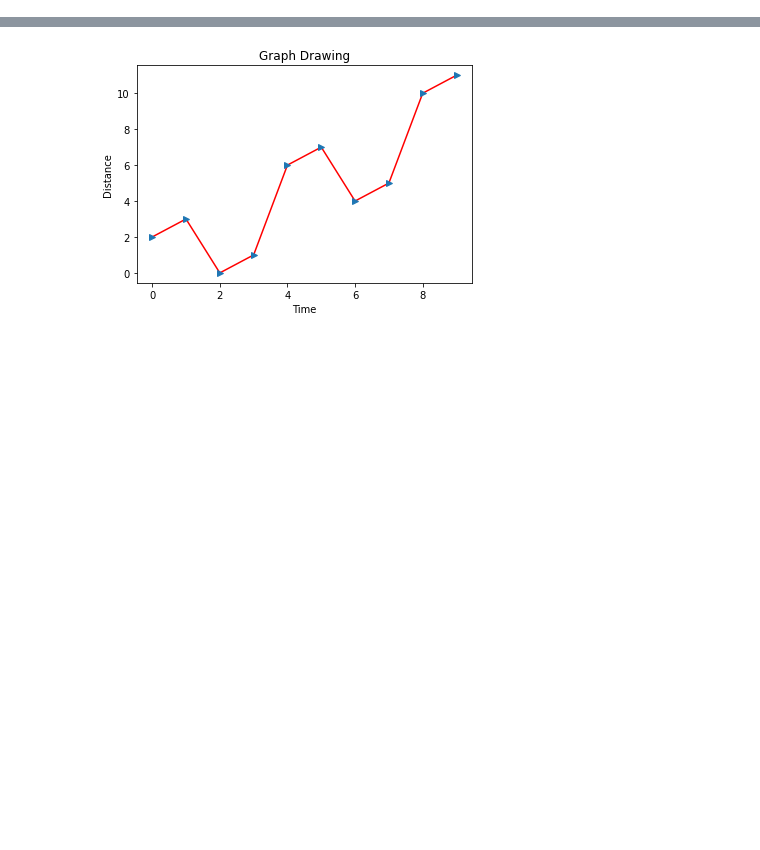
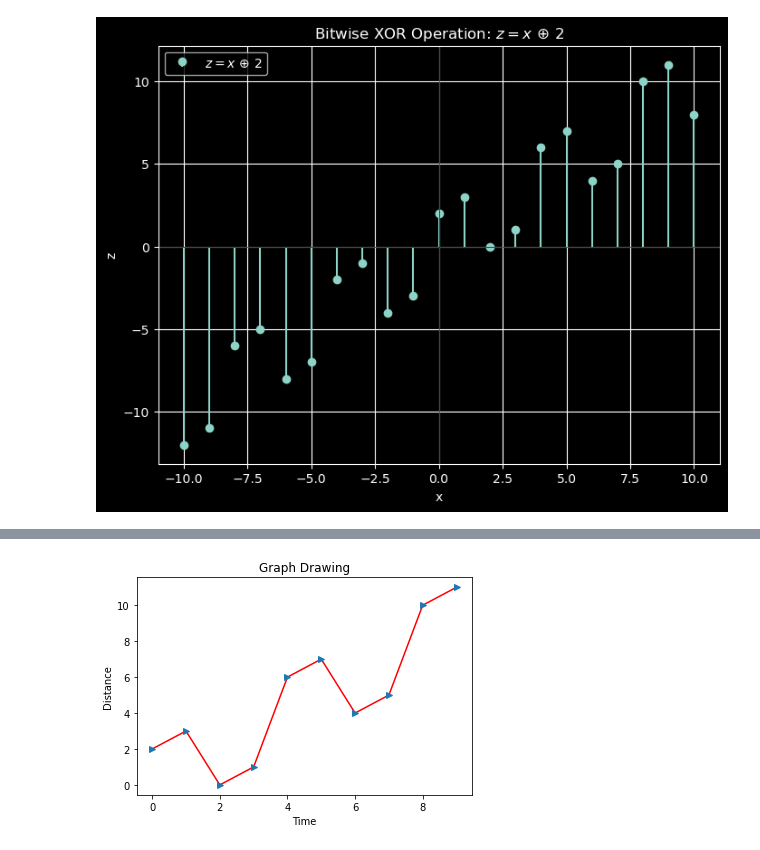
Before and after one commit to nadun96/Python-Internship, a Jupyter notebook: PYMC 16 - Data Visulaization/PythonMC - Day16.ipynb, the cells around one changed output, grey strips where cells are left out. Saved outputs shown, nothing was run; the diff lists cells and outputs as text; code cells hidden in the pictures; blank space fills up the shorter version.

```diff
--- a/PYMC 16 - Data Visulaization/PythonMC - Day16.ipynb
+++ b/PYMC 16 - Data Visulaization/PythonMC - Day16.ipynb
@@ -0,0 +1,25 @@
+# %%
+import numpy as np
+import matplotlib.pyplot as plt
+
+def plot_bitwise_xor():
+    # Define the range of x values
+    x = np.arange(-10, 11, 1)  # Integer values from -10 to 10
+    z = x ^ 2  # Bitwise XOR with 2
+
+    # Create the plot
+    plt.figure(figsize=(8, 6))
+    plt.stem(x, z, basefmt=" ", label=r'$z = x \, \oplus \, 2$')  # Remove 'use_line_collection' argument
+    plt.title("Bitwise XOR Operation: $z = x \, \oplus \, 2$")
+    plt.xlabel("x")
+    plt.ylabel("z")
+    plt.grid(True)
+    plt.axhline(0, color='black', linewidth=0.5)
+    plt.axvline(0, color='black', linewidth=0.5)
+    plt.legend()
+    plt.show()
+
+# Call the function to visualize
+plot_bitwise_xor()
+# %% [output]
+[figure, added]
```
Also changed, not shown: parts of 6 cells of this notebook.
